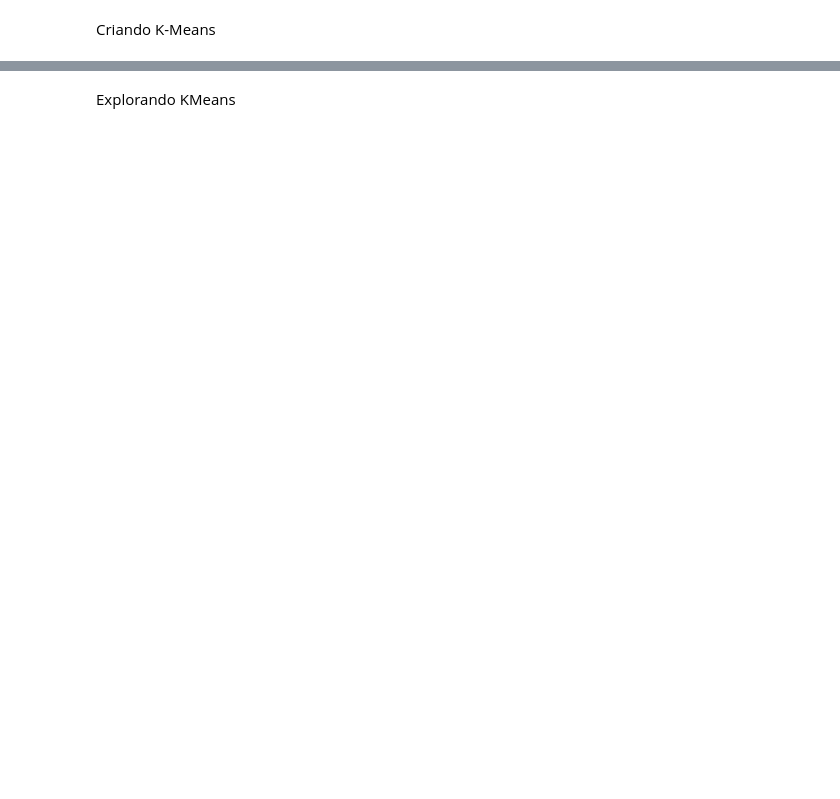
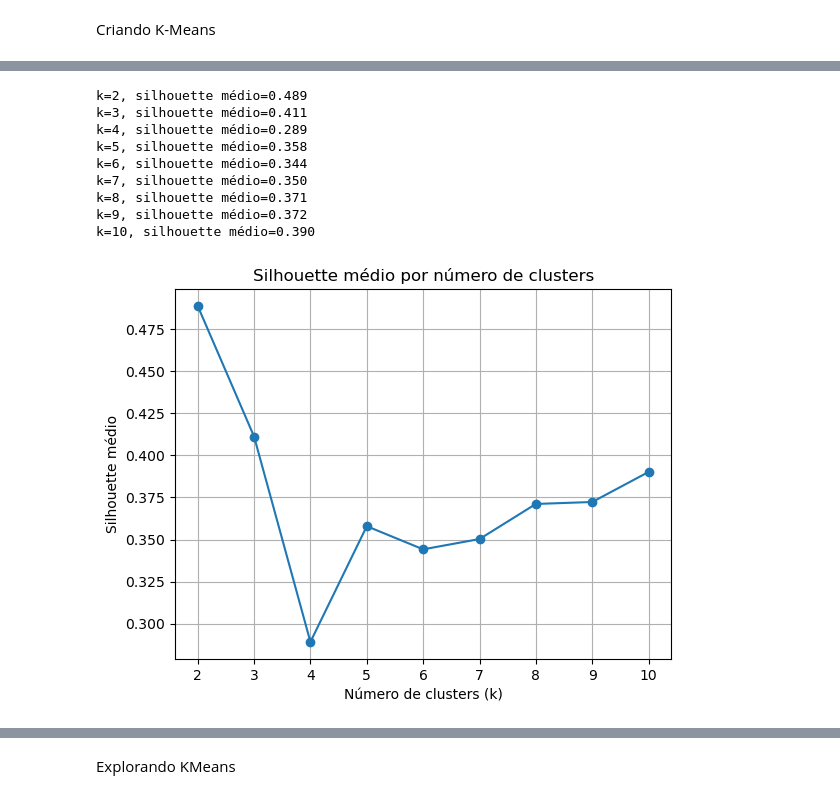
Before and after one commit to Rozana-Malta/click_predict, a Jupyter notebook: ETL/cluster_kmeans_clientes.ipynb, the cells around one changed output, grey strips where cells are left out. Cells and saved outputs as stored; diff of their text form; code cells hidden in the pictures; blank space fills up the shorter version.

```diff
--- a/ETL/cluster_kmeans_clientes.ipynb
+++ b/ETL/cluster_kmeans_clientes.ipynb
@@ -207 +221,32 @@ X_scaled = scaler.fit_transform(X)
+# %%
+#Analisando Silhoutte por clusters
+
+range_n_clusters = range(2, 11)  # Testa de 2 até 10 clusters
+silhouette_avgs = []
+
+for n_clusters in range_n_clusters:
+    kmeans = KMeans(n_clusters=n_clusters, random_state=42)
+    cluster_labels = kmeans.fit_predict(X_scaled)
+    silhouette_avg = silhouette_score(X_scaled, cluster_labels)
+    silhouette_avgs.append(silhouette_avg)
+    print(f"k={n_clusters}, silhouette médio={silhouette_avg:.3f}")
+
+# Plotando para visualizar
+plt.plot(range_n_clusters, silhouette_avgs, marker='o')
+plt.title("Silhouette médio por número de clusters")
+plt.xlabel("Número de clusters (k)")
+plt.ylabel("Silhouette médio")
+plt.grid(True)
+plt.show()
+# %% [output]
+k=2, silhouette médio=0.489
+k=3, silhouette médio=0.411
+k=4, silhouette médio=0.289
+k=5, silhouette médio=0.358
+k=6, silhouette médio=0.344
+k=7, silhouette médio=0.350
+k=8, silhouette médio=0.371
+k=9, silhouette médio=0.372
+k=10, silhouette médio=0.390
+[figure, added]
 # %%
```
Also changed, not shown: parts of 10 cells of this notebook.
